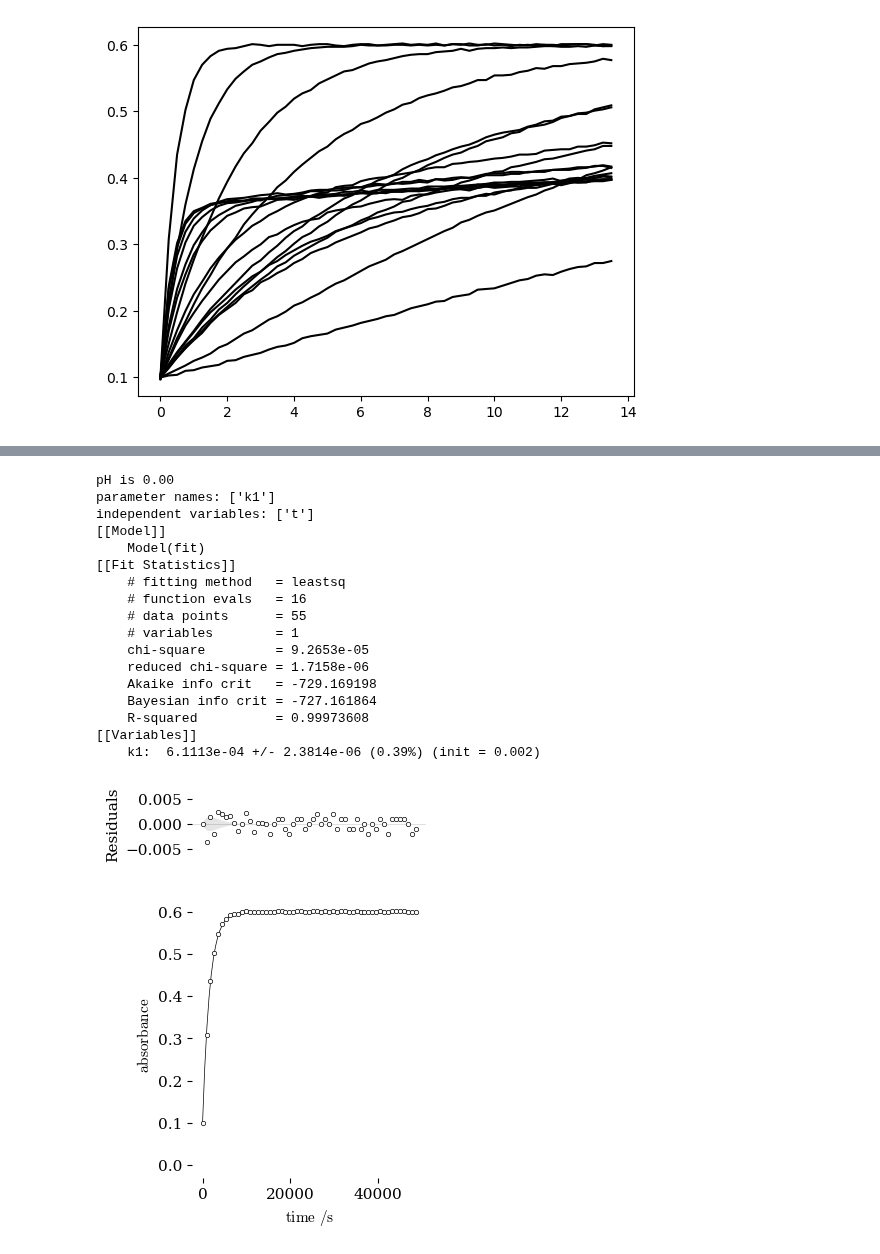
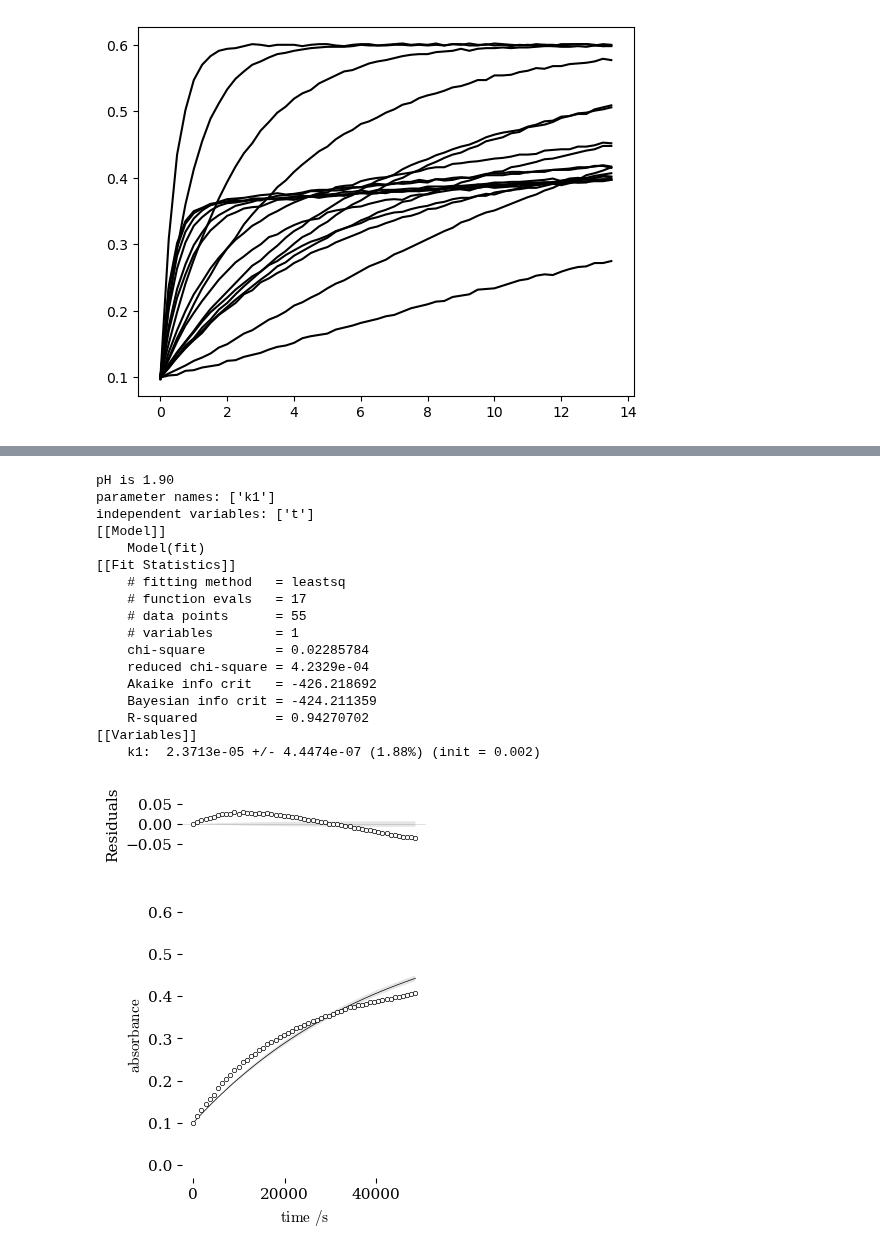
Before and after one commit to blinkletter/4410PythonNotebooks, a Jupyter notebook: Class_10/05-Kirby2_DataAnalysis.ipynb, the cells around one changed output, grey strips where cells are left out. Cells and saved outputs as stored; diff of their text form; code cells hidden in the pictures.

```diff
--- a/Class_10/05-Kirby2_DataAnalysis.ipynb
+++ b/Class_10/05-Kirby2_DataAnalysis.ipynb
@@ -152,7 +230,7 @@ import uncertainties as un               # tool set for handling uncertainties
 from uncertainties import unumpy as unp  # a replacement for numpy
 from scipy.optimize import curve_fit
 
-pH = pH_values[0]     # choose one of the pH columns
+pH = pH_values[6]     # choose one of the pH columns
 #print(len(pH_values))
 
 def fit_u(t, k1):
@@ -202,8 +280,6 @@ k1_fit = result.uvars['k1']
 x1 = np.linspace(0, np.max(x), 100)
 bestfit_y1 = fit_u(x1, k1_fit)
 
-
-
 #######################################################################################
 
 ###############################################################################
@@ -225,8 +301,6 @@ ax[1].set(
           ylim=[-0.03,0.65]
        )
 
-### White background graphics
-#ax[1].scatter(x, y, marker = "o", s = 40, color = "white", zorder = 2)
 ### Data graphics
 ax[1].scatter(x, y, marker = "o", s = 10,
               color = "white", edgecolors = "black",
@@ -252,19 +326,6 @@ ax[1].fill_between(x1, fit_up, fit_dn,
                    facecolor="black", alpha=0.1, zorder = 2,
                    label="confidence interval")
 
-# Add error bars
-### White background graphics
-#ax[1].errorbar(x, y, yerr=None, xerr=None, fmt="None",
-#               ecolor="white", elinewidth=1.5, dash_capstyle="round",
-#               zorder=1)
-### Data graphics
-#ax[1].errorbar(x, y, yerr=None, xerr=None, fmt="None",
-#               ecolor="black", elinewidth=0.5,
-#             #  capsize=2, capthick=0.5,
-#               zorder=3)
-
-#ax[1].set_xticks([0.0032,0.0033,0.0034])
-
 
 ######################
 ### Plot the residuals
@@ -280,52 +341,44 @@ ax[0].set(
 #          xlim=[0, np.max(x) + np.max(x) * 0.1],
           ylim=[-np.max(residuals)*3,np.max(residuals)*3]
        )
-### White background Graphics
-#ax[0].scatter(x, residuals, marker = "o", s = 40, color = "white", zorder = 1)
-#ax[0].errorbar(x, residuals, yerr=None, xerr=None, fmt="None",
-#               ecolor="white", elinewidth=3, zorder=1)
 ### Data graphics
 ax[0].scatter(x, residuals, marker = "o", s = 10,
               color = "white", edgecolors = "black",
               linewidths=0.5, zorder = 3)
-#ax[0].errorbar(x, residuals, yerr=None, xerr=None, fmt="None",
-#               ecolor="black", elinewidth=0.5, dash_capstyle="projecting",
-#             #  capsize=2, capthick=0.5,
-#               zorder=2)
 
 # make filled band
 ax[0].fill_between(x1, unp.std_devs(bestfit_y1) * sigma, -unp.std_devs(bestfit_y1) * sigma,
                    facecolor="black", alpha=0.1, zorder = 1,
                    linewidth = 0, label="confidence interval")
 
 ### Other elements
 ax[0].axhline(0, color='lightgray', linewidth=0.5, zorder = 0)
 ax[0].set_xticks([])
 
 
 ### Output plot
 plt.tight_layout(pad=2, h_pad=None, w_pad=None, rect=None)
-plt.savefig("3B-10.pdf")
+plt.savefig("plots/05A_Kirby2_1stOrder.pdf")
 plt.show()
 # %% [output]
-pH is 0.00
+pH is 1.90
 parameter names: ['k1']
 independent variables: ['t']
 [[Model]]
     Model(fit)
 [[Fit Statistics]]
     # fitting method   = leastsq
-    # function evals   = 16
+    # function evals   = 17
     # data points      = 55
     # variables        = 1
-    chi-square         = 9.2653e-05
-    reduced chi-square = 1.7158e-06
-    Akaike info crit   = -729.169198
-    Bayesian info crit = -727.161864
-    R-squared          = 0.99973608
+    chi-square         = 0.02285784
+    reduced chi-square = 4.2329e-04
+    Akaike info crit   = -426.218692
+    Bayesian info crit = -424.211359
+    R-squared          = 0.94270702
 [[Variables]]
-    k1:  6.1113e-04 +/- 2.3814e-06 (0.39%) (init = 0.002)
+    k1:  2.3713e-05 +/- 4.4474e-07 (1.88%) (init = 0.002)
-[figure, old version]
+[figure, new version]
 # %% [markdown]
 ## Curve Fitting the Model
 
```
Also changed, not shown: parts of 15 cells of this notebook, 52 other files.
